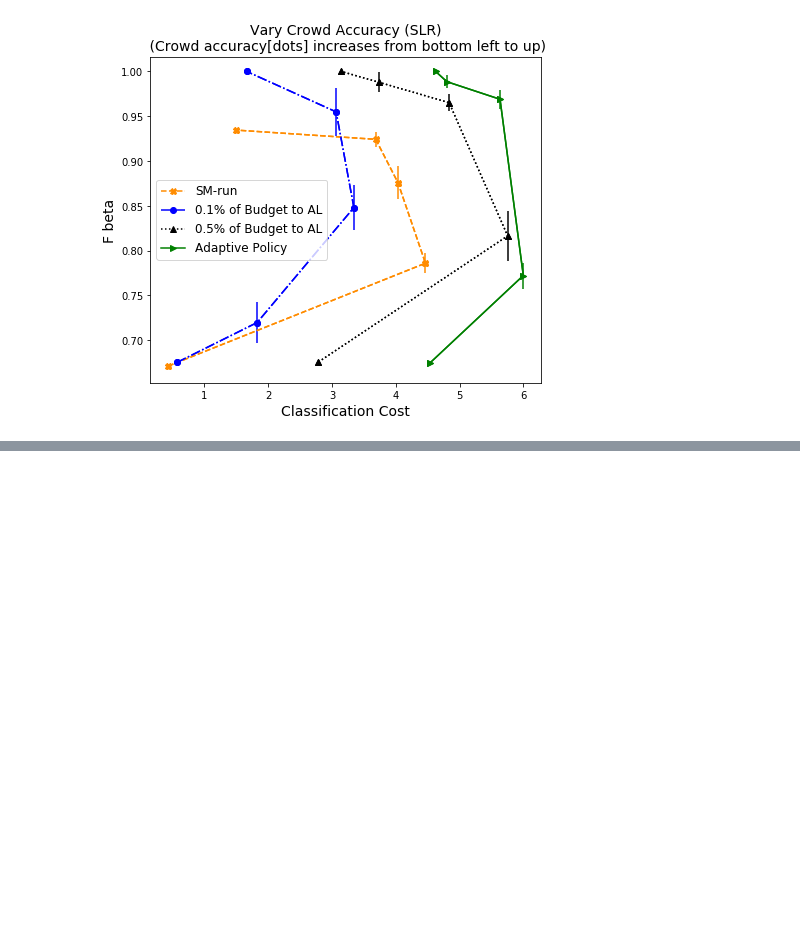
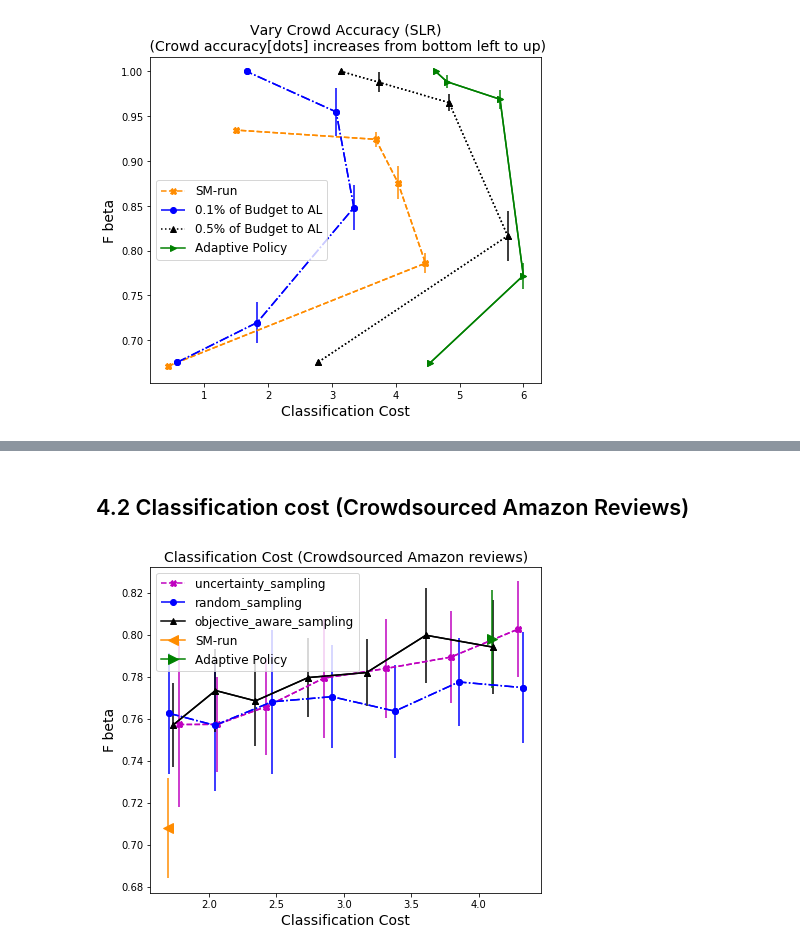
Before and after one commit to Evgeneus/Active-Hybrid-Classificatoin, a Jupyter notebook: adaptive_machine_and_crowd/notebooks/results.ipynb, the cells around one changed output, grey strips where cells are left out. Drawn from its saved outputs; the diff is of its cells as text; code cells hidden in the pictures; blank space fills up the shorter version.

```diff
--- a/adaptive_machine_and_crowd/notebooks/results.ipynb
+++ b/adaptive_machine_and_crowd/notebooks/results.ipynb
@@ -296,0 +306,9 @@ plot_clf_cost_crowd_acc(file_name, b_per_item, title, [ 0., 0.1, 0.5, -1], 'obje
+# %% [markdown]
+## 4.2 Classification cost (Crowdsourced Amazon Reviews)
+# %%
+file_name = '1k_amazon_reviews_crowdsourced_lemmatized_experiment_nums_10_ninstq_50_real_data.csv'
+b_per_item = 6
+title = 'Classification Cost (Crowdsourced Amazon reviews)'
+plot_clf_cost(file_name, b_per_item, title)
+# %% [output]
+[figure, added]
```
Also changed, not shown: parts of 4 cells of this notebook.
